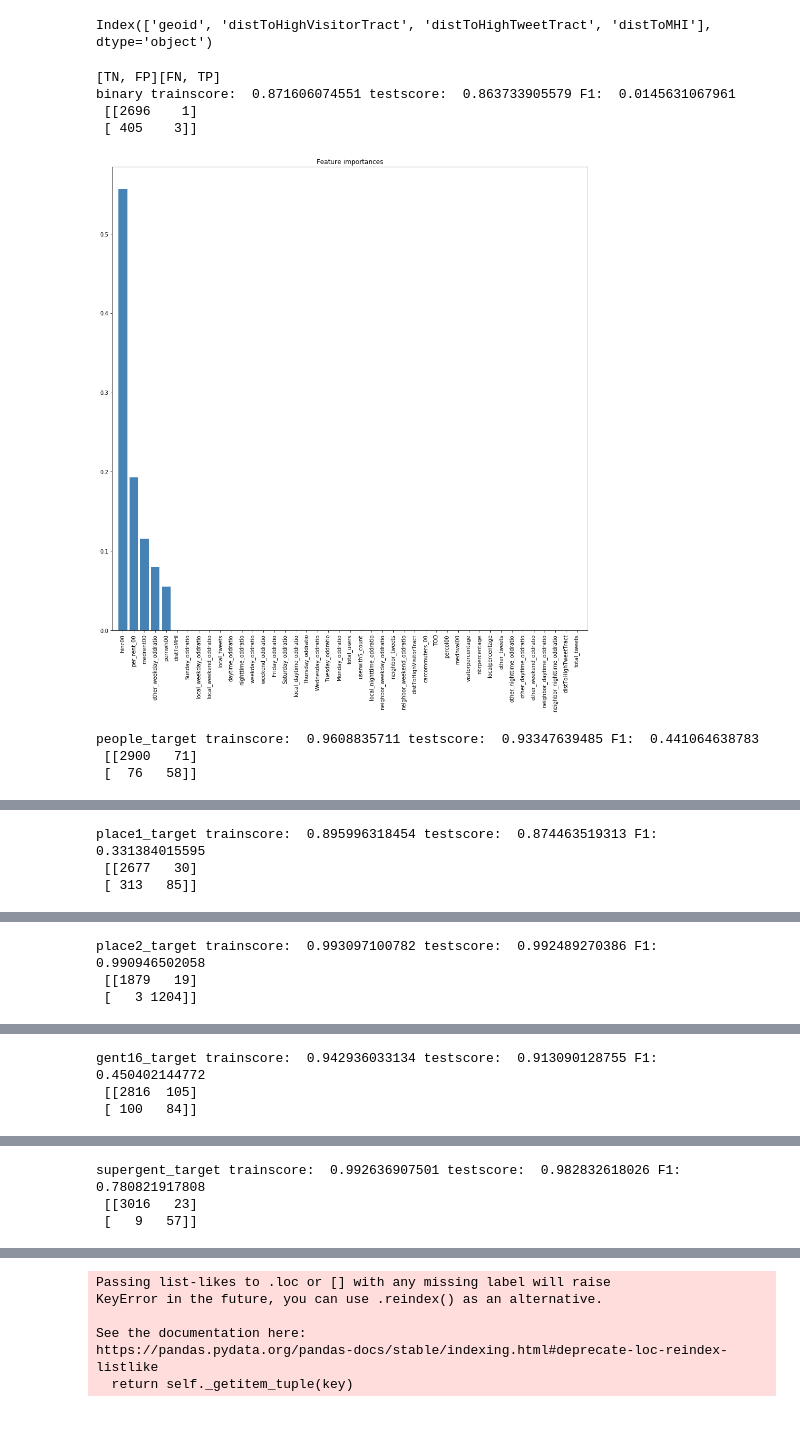
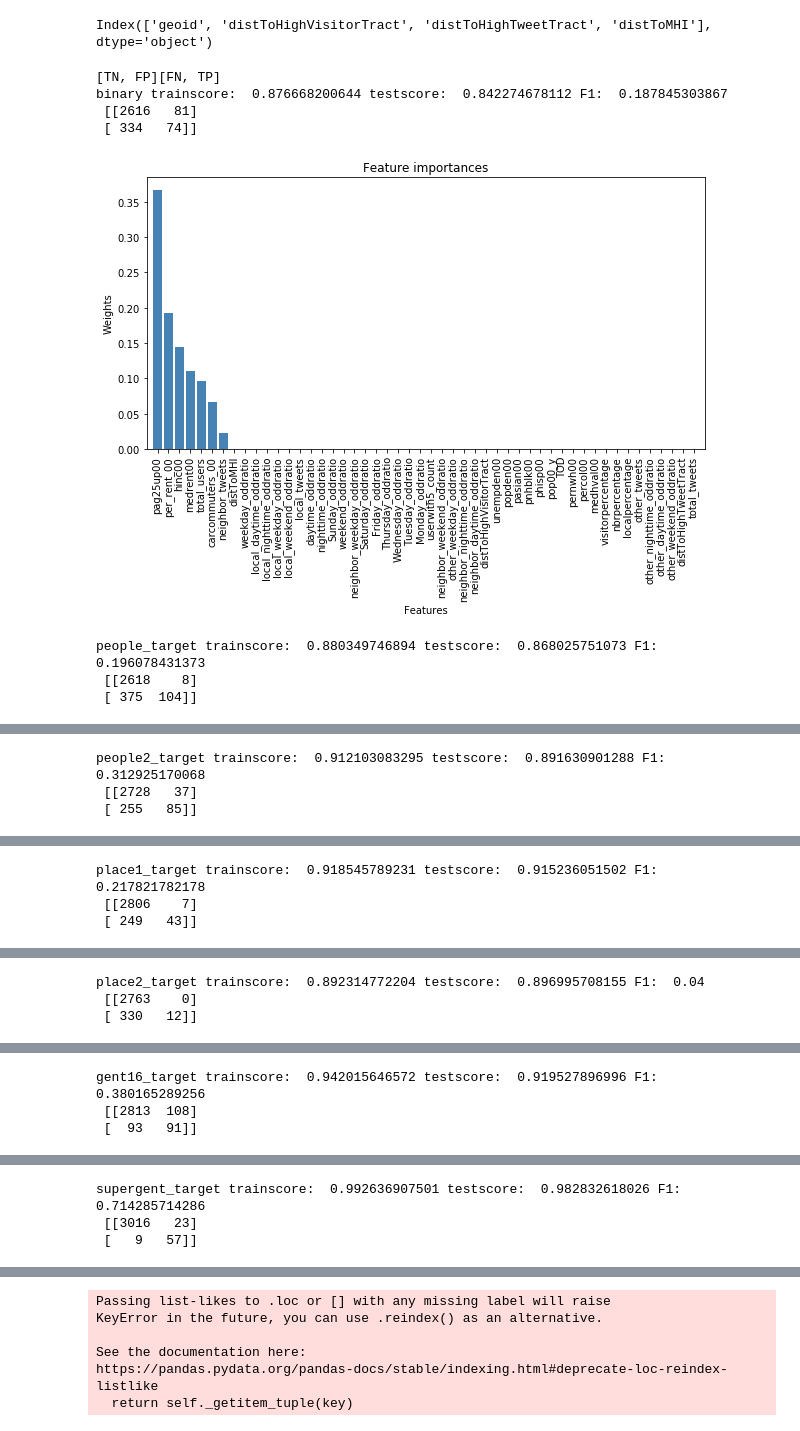
Before and after one commit to patafiot/Gentrification-Capstone, a Jupyter notebook: Scripts/Enhanced Modelling for All Binary Variables - Final.ipynb, the cells around one changed output, grey strips where cells are left out. Saved outputs shown, nothing was run; the diff lists cells and outputs as text; code cells hidden in the pictures.

```diff
--- a/Scripts/Enhanced Modelling for All Binary Variables - Final.ipynb
+++ b/Scripts/Enhanced Modelling for All Binary Variables - Final.ipynb
@@ -458,6 +621,6 @@ CTmodeltarget=centwitter.iloc[:,-6:]
 # %%
-targetnames = ['binary', 'people_target', 'place1_target', 'place2_target', 'gent16_target', 'supergent_target']
-targetsCT = [centwitter[['Type_binary']], centwitter[['pct_ch_hinc00_16_binary']], centwitter[['pct_ch_medhval00_16_binary']], centwitter[['pct_ch_medrent00_16_binary']], centwitter[['gent00_16_y']], centwitter[['Supergent16']]]
+targetnames = ['binary', 'people_target', 'people2_target', 'place1_target', 'place2_target', 'gent16_target', 'supergent_target']
+targetsCT = [centwitter[['Type_binary']], centwitter[['pct_ch_hinc00_16_binary']], centwitter[['pct_ch_percol00_16_binary']],  centwitter[['pct_ch_medhval00_16_binary']], centwitter[['pct_ch_medrent00_16_binary']], centwitter[['gent00_16_y']], centwitter[['Supergent16']]]
 a=0
 print('[TN, FP][FN, TP]')
 resdicttwittercen = []
@@ -468,10 +631,10 @@ for n in targetsCT:
     clfCT =  tree.DecisionTreeClassifier(max_depth=3, criterion="gini", random_state=222).fit(modeldata_train, modeltarget_train)
     trainscore = clfCT.score(modeldata_train, modeltarget_train)
     testscore = clfCT.score(modeldata_test, modeltarget_test)
-    f1score = metrics.f1_score(modeltargetCT, clfCT.predict(modeldataCT))
+    f1score = metrics.f1_score(modeltarget_test, clfCT.predict(modeldata_test))
     print(targetnames[a], 'trainscore: ', trainscore, 'testscore: ', testscore, 'F1: ', f1score, '\n', metrics.confusion_matrix(modeltargetCT, clfCT.predict(modeldataCT)) )
     resdicttwittercen.append({'featureset': 'centwitter', 'binaryvariable': targetnames[a], 'modeltype': 'DT', 'fscore': f1score})
-    #featureImportancePlot(clf2, modeldata2.columns)
+    featureImportancePlot(clf2, modeldata2.columns)
     a += 1
 # %% [output]
 [TN, FP][FN, TP]
@@ -496,6 +669,6 @@ supergent_target trainscore:  0.993592677346 testscore:  0.985058697972 F1:  0.8
 # %%
-targetnames = ['binary', 'people_target', 'place1_target', 'place2_target', 'gent16_target', 'supergent_target']
-targetsCT =  [centwitter[['Type_binary']], centwitter[['pct_ch_hinc00_16_binary']], centwitter[['pct_ch_medhval00_16_binary']], centwitter[['pct_ch_medrent00_16_binary']], centwitter[['gent00_16_y']], centwitter[['Supergent16']]]
+targetnames = ['binary', 'people_target', 'people2_target', 'place1_target', 'place2_target', 'gent16_target', 'supergent_target']
+targetsCT = [centwitter[['Type_binary']], centwitter[['pct_ch_hinc00_16_binary']], centwitter[['pct_ch_percol00_16_binary']],  centwitter[['pct_ch_medhval00_16_binary']], centwitter[['pct_ch_medrent00_16_binary']], centwitter[['gent00_16_y']], centwitter[['Supergent16']]]
 a=0
 print('[TN, FP][FN, TP]')
 for n in targetsCT:
@@ -506,7 +679,7 @@ for n in targetsCT:
     logit_CT.fit(modeldata_train, modeltarget_train)
     trainscore = logit_CT.score(modeldata_train, modeltarget_train)
     testscore = logit_CT.score(modeldata_test, modeltarget_test)
-    f1score = metrics.f1_score(modeltargetCT, clfCT.predict(modeldataCT))
+    f1score = metrics.f1_score(modeltarget_test, logit_CT.predict(modeldata_test))
     print(targetnames[a], 'trainscore: ', trainscore, 'testscore: ', testscore, 'F1: ', f1score, '\n', metrics.confusion_matrix(modeltargetCT, clfCT.predict(modeldataCT)) )
     resdicttwittercen.append({'featureset': 'centwitter', 'binaryvariable': targetnames[a], 'modeltype': 'Logit', 'fscore': f1score})
     # featureImportancePlot(logit_2, modeldata2.columns)
@@ -536,6 +710,6 @@ supergent_target trainscore:  0.975743707094 testscore:  0.977588046958 F1:  0.8
 # %%
-targetnames = ['binary', 'people_target', 'place1_target', 'place2_target', 'gent16_target', 'supergent_target']
-targets2 =  [centwitter[['Type_binary']], centwitter[['pct_ch_hinc00_16_binary']], centwitter[['pct_ch_medhval00_16_binary']], centwitter[['pct_ch_medrent00_16_binary']], centwitter[['gent00_16_y']], centwitter[['Supergent16']]]
+targetnames = ['binary', 'people_target', 'people2_target','place1_target', 'place2_target', 'gent16_target', 'supergent_target']
+targets2 =  [centwitter[['Type_binary']], centwitter[['pct_ch_hinc00_16_binary']], centwitter[['pct_ch_percol00_16_binary']], centwitter[['pct_ch_medhval00_16_binary']], centwitter[['pct_ch_medrent00_16_binary']], centwitter[['gent00_16_y']], centwitter[['Supergent16']]]
 a=0
 print('[TN, FP][FN, TP]')
 seed = 5
@@ -551,7 +725,7 @@ for n in targetsCT:
     rfCT.fit(modeldata_train, modeltarget_train)
     trainscore = rfCT.score(modeldata_train, modeltarget_train)
     testscore = rfCT.score(modeldata_test, modeltarget_test)
-    f1score = metrics.f1_score(modeltargetCT, clfCT.predict(modeldataCT))
+    f1score = metrics.f1_score(modeltarget_test, rfCT.predict(modeldata_test))
     print(targetnames[a], 'trainscore: ', trainscore, 'testscore: ', testscore, 'F1: ', f1score, '\n', metrics.confusion_matrix(modeltargetCT, clfCT.predict(modeldataCT)) )
     # featureImportancePlot(rf2, modeldata2.columns)
     resdicttwittercen.append({'featureset': 'centwitter', 'binaryvariable': targetnames[a], 'modeltype': 'RF', 'fscore': f1score})
@@ -640,6 +817,14 @@ distdata=withdist[[ 'total_tweets',
  'hinc00',
   'TOD',
   'carcommuters_00',
+ # new census features
+  'pop00_y',
+  'phisp00',
+  'pnhblk00',
+  'pasian00',
+ 'popden00',
+  'unempden00',
+  'pag25up00',
 ## dist features
   'distToHighVisitorTract',
   'distToHighTweetTract',
@@ -647,6 +832,7 @@ distdata=withdist[[ 'total_tweets',
 ## dependent variables
   'Type_binary',
   'pct_ch_hinc00_16_binary',
+  'pct_ch_percol00_16_binary',
  'pct_ch_medhval00_16_binary',
  'pct_ch_medrent00_16_binary',
  'gent00_16_y',
@@ -654,30 +840,30 @@ distdata=withdist[[ 'total_tweets',
 # %%
 distdata = distdata.dropna()
 # %%
-targetnames = ['binary', 'people_target', 'place1_target', 'place2_target', 'gent16_target', 'supergent_target']
-targets3 = [distdata[['Type_binary']], distdata[['pct_ch_hinc00_16_binary']], distdata[['pct_ch_medhval00_16_binary']], distdata[['pct_ch_medrent00_16_binary']], distdata[['gent00_16_y']], distdata[['Supergent16']]]
-distmodeldata = distdata.iloc[:, 0:-6]
+targetnames = ['binary', 'people_target', 'people2_target', 'place1_target', 'place2_target', 'gent16_target', 'supergent_target']
+targets3 = [distdata[['Type_binary']], distdata[['pct_ch_hinc00_16_binary']], distdata[['pct_ch_percol00_16_binary']], distdata[['pct_ch_medhval00_16_binary']], distdata[['pct_ch_medrent00_16_binary']], distdata[['gent00_16_y']], distdata[['Supergent16']]]
+distmodeldata = distdata.iloc[:, 0:-7]
 a=0
 print('[TN, FP][FN, TP]')
 resdist = []
 for n in targets3:
     modeldata3= distmodeldata
     modeltarget3 = n
     modeldata_train, modeldata_test, modeltarget_train, modeltarget_test = train_test_split(modeldata3, modeltarget3, test_size = 0.3, random_state = 1)
     clf3 =  tree.DecisionTreeClassifier(max_depth=3, criterion="gini", random_state=222).fit(modeldata_train, modeltarget_train)
     trainscore = clf3.score(modeldata_train, modeltarget_train)
     testscore = clf3.score(modeldata_test, modeltarget_test)
-    f1score = metrics.f1_score(modeltarget3, clf3.predict(modeldata3))
+    f1score = metrics.f1_score(modeltarget_test, clf3.predict(modeldata_test))
     print(targetnames[a], 'trainscore: ', trainscore, 'testscore: ', testscore, 'F1: ', f1score, '\n', metrics.confusion_matrix(modeltarget3, clf3.predict(modeldata3)) )
     featureImportancePlot(clf3, modeldata3.columns)
     resdist.append({'featureset': 'CT + distances', 'binaryvariable': targetnames[a], 'modeltype': 'DT', 'fscore': f1score})
     a += 1
 # %% [output]
 [TN, FP][FN, TP]
-binary trainscore:  0.871606074551 testscore:  0.863733905579 F1:  0.0145631067961
- [[2696    1]
- [ 405    3]]
+binary trainscore:  0.876668200644 testscore:  0.842274678112 F1:  0.187845303867
+ [[2616   81]
+ [ 334   74]]
-[figure, old version]
+[figure, new version]
-people_target trainscore:  0.9608835711 testscore:  0.93347639485 F1:  0.441064638783
- [[2900   71]
- [  76   58]]
+people_target trainscore:  0.880349746894 testscore:  0.868025751073 F1:  0.196078431373
+ [[2618    8]
+ [ 375  104]]
@@ -685,3 +871,3 @@ people_target trainscore:  0.9608835711 testscore:  0.93347639485 F1:  0.4410646
-place1_target trainscore:  0.895996318454 testscore:  0.874463519313 F1:  0.331384015595
- [[2677   30]
- [ 313   85]]
+people2_target trainscore:  0.912103083295 testscore:  0.891630901288 F1:  0.312925170068
+ [[2728   37]
+ [ 255   85]]
@@ -689,3 +875,3 @@ place1_target trainscore:  0.895996318454 testscore:  0.874463519313 F1:  0.3313
-place2_target trainscore:  0.993097100782 testscore:  0.992489270386 F1:  0.990946502058
- [[1879   19]
- [   3 1204]]
+place1_target trainscore:  0.918545789231 testscore:  0.915236051502 F1:  0.217821782178
+ [[2806    7]
+ [ 249   43]]
@@ -693,3 +879,3 @@ place2_target trainscore:  0.993097100782 testscore:  0.992489270386 F1:  0.9909
-gent16_target trainscore:  0.942936033134 testscore:  0.913090128755 F1:  0.450402144772
- [[2816  105]
- [ 100   84]]
+place2_target trainscore:  0.892314772204 testscore:  0.896995708155 F1:  0.04
+ [[2763    0]
+ [ 330   12]]
@@ -697,3 +883,3 @@ gent16_target trainscore:  0.942936033134 testscore:  0.913090128755 F1:  0.4504
-supergent_target trainscore:  0.992636907501 testscore:  0.982832618026 F1:  0.780821917808
- [[3016   23]
- [   9   57]]
+gent16_target trainscore:  0.942015646572 testscore:  0.919527896996 F1:  0.380165289256
+ [[2813  108]
+ [  93   91]]
@@ -700,0 +887,3 @@ supergent_target trainscore:  0.992636907501 testscore:  0.982832618026 F1:  0.7
+supergent_target trainscore:  0.992636907501 testscore:  0.982832618026 F1:  0.714285714286
+ [[3016   23]
+ [   9   57]]
```
Also changed, not shown: parts of 100 cells of this notebook.
